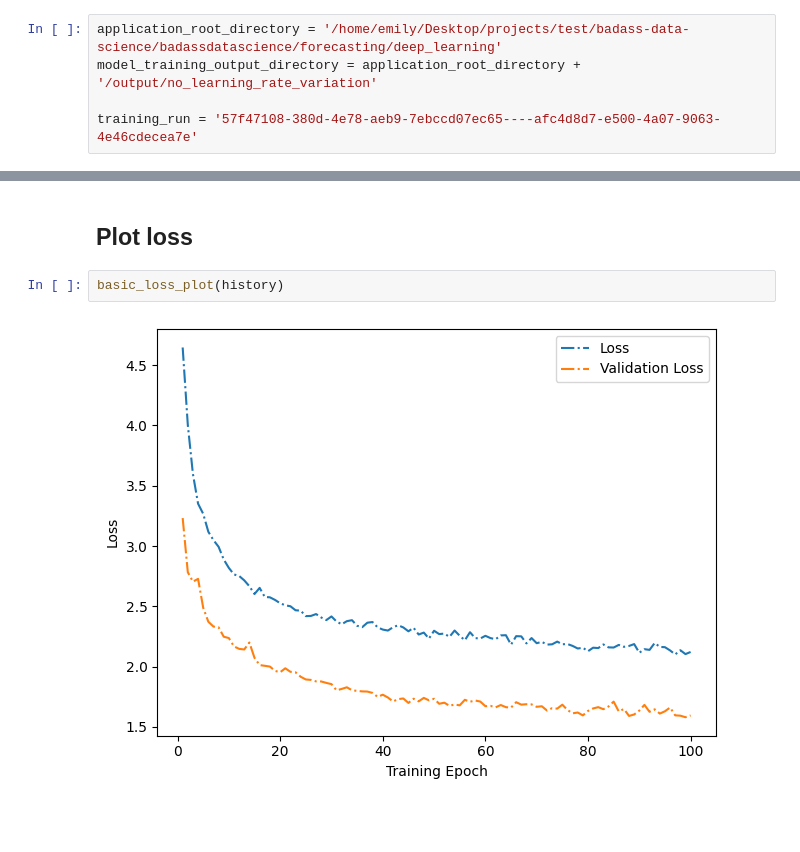
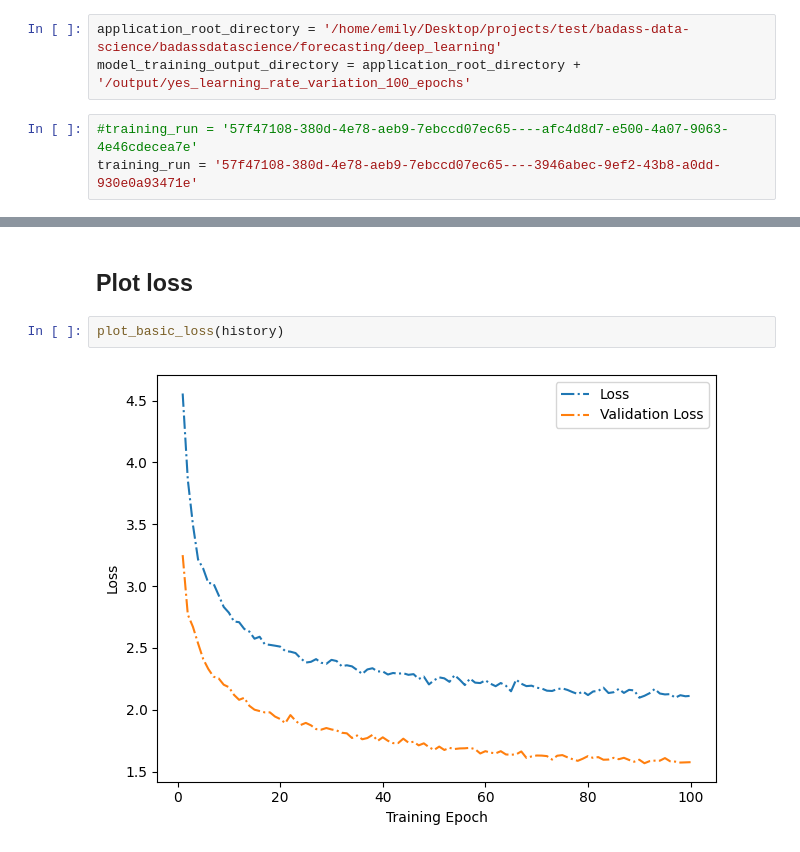
Before and after one commit to badassdatascience/badass-data-science, a Jupyter notebook: badassdatascience/forecasting/deep_learning/review-training-results.ipynb, the cells around one changed output, grey strips where cells are left out. Drawn from its saved outputs; the diff is of its cells as text; blank space fills up the shorter version.

Commit message:
Changed source directory.

```diff
--- a/badassdatascience/forecasting/deep_learning/review-training-results.ipynb
+++ b/badassdatascience/forecasting/deep_learning/review-training-results.ipynb
@@ -7,9 +8,10 @@ import matplotlib.pyplot as plt
 ## Specify which training run we are investigating
 # %%
 application_root_directory = '/home/emily/Desktop/projects/test/badass-data-science/badassdatascience/forecasting/deep_learning'
-model_training_output_directory = application_root_directory + '/output/no_learning_rate_variation'
-
-training_run = '57f47108-380d-4e78-aeb9-7ebccd07ec65----afc4d8d7-e500-4a07-9063-4e46cdecea7e'
+model_training_output_directory = application_root_directory + '/output/yes_learning_rate_variation_100_epochs'
+# %%
+#training_run = '57f47108-380d-4e78-aeb9-7ebccd07ec65----afc4d8d7-e500-4a07-9063-4e46cdecea7e'
+training_run = '57f47108-380d-4e78-aeb9-7ebccd07ec65----3946abec-9ef2-43b8-a0dd-930e0a93471e'
 # %%
 history_file = model_training_output_directory + '/' + training_run + '_final_history_regressor.pickled'
 # %% [markdown]
@@ -35,6 +22,6 @@ def basic_loss_plot(history, metric_base = 'loss', title = 'Loss'):
 # %% [markdown]
 ## Plot loss
 # %%
-basic_loss_plot(history)
+plot_basic_loss(history)
 # %% [output]
-[figure, old version]
+[figure, new version]
```
Also changed, not shown: parts of 3 cells of this notebook.
